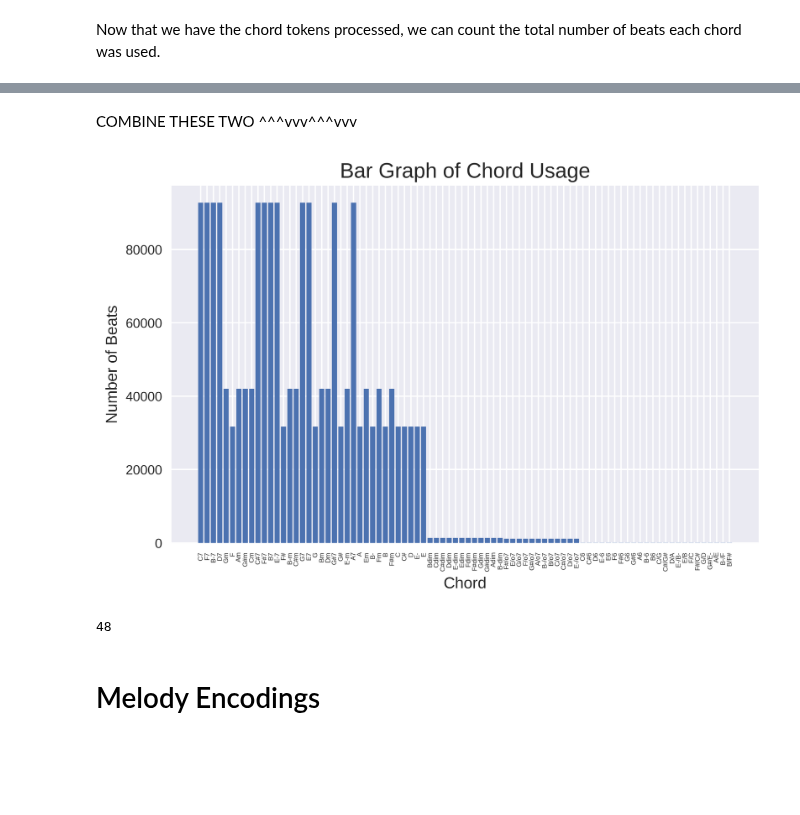
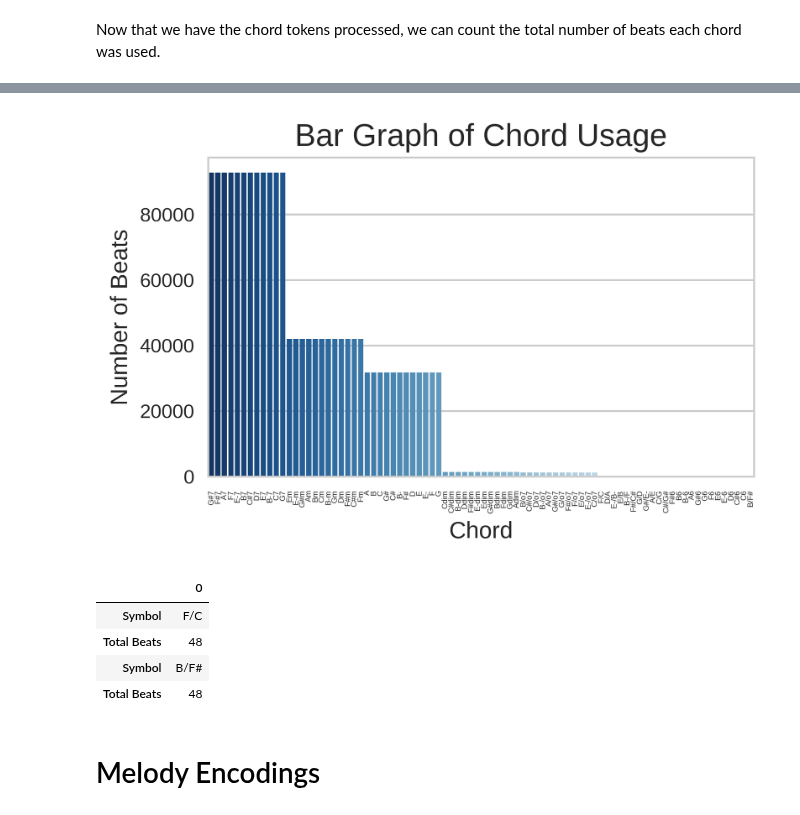
Before and after one commit to Benendead/DandyHacks2018_LSTMjazz, a Jupyter notebook: Research/My_Methods.ipynb, the cells around one changed output, grey strips where cells are left out. Drawn from its saved outputs; the diff is of its cells as text; code cells hidden in the pictures; blank space fills up the shorter version.

Commit message:
Adding in Seaborn, everything as Dataframes now.

```diff
--- a/Research/My_Methods.ipynb
+++ b/Research/My_Methods.ipynb
@@ -238,7 +238,7 @@ keys = [0] * 12
 counter = 1
 start = time.process_time()
 for s in expanded_streams:
-  if (counter == 1 or counter % 50 == 0):
+  if (counter == 1 or counter % 100 == 0):
     elapsed = "{0:.2f}".format(time.process_time() - start)
     print("Processing song ", counter, "(" + elapsed + " seconds elapsed)")
   k = getKey(s)
@@ -247,7 +247,7 @@ for s in expanded_streams:
 
 fig, ax = plt.subplots()
 
-plt.title("Bar Graph of Song Keys", fontsize = 16)
+plt.title("Bar Graph of Song Keys (Transposed Dataset)", fontsize = 16)
 plt.xlabel("Key", fontsize = 12)
 plt.ylabel("Number of Songs", fontsize = 12)
 plt.xticks(range(0,12), key_labels_for_graphs, fontsize = 10)
@@ -617,27 +615,31 @@ ax = chordDurations.plot.bar(x = "Symbol", y = "Total Beats", rot = 0)
-# %% [markdown]
-COMBINE THESE TWO ^^^vvv^^^vvv
 # %%
 # Let's look at the frequency of the chords used in the songs.
 
-x = range(len(uniqueChords))
-labels = uniqueChords[0].values.tolist()
+import seaborn as sns
 
 fig, ax = plt.subplots()
-fig.set_size_inches(8, 5)
-fig.set_dpi(300)
+fig.set_size_inches(5, 3)
+fig.set_dpi(250)
 
+sns.set(style = "whitegrid")
+ax = sns.barplot(x = "Symbol", y = "Total Beats", data = chordDurations, palette = "Blues_r")
 plt.title("Bar Graph of Chord Usage", fontsize = 16)
 plt.xlabel("Chord", fontsize = 12)
 plt.ylabel("Number of Beats", fontsize = 12)
-plt.xticks(x, labels, fontsize = 5, rotation = "vertical")
+plt.xticks(range(len(chordDurations)), labels, fontsize = 4, rotation = "vertical")
 
-bar = ax.bar(x, chordFrequency)
+plt.show()
 # %% [output]
-[figure, old version]
+[figure, new version]
-# %%
-chordFrequency[-1]
-# %% [output]
-48
+# %%
+# The chords used the least appeared in only one song for one bar.
+pd.DataFrame(chordDurations.iloc[60].append(chordDurations.iloc[83]))
+# %% [output]
+|  | 0 |
+| Symbol | F/C |
+| Total Beats | 48 |
+| Symbol | B/F# |
+| Total Beats | 48 |
 # %% [markdown]
 # Melody Encodings
 # %% [markdown]
```
Also changed, not shown: parts of 43 cells of this notebook.
